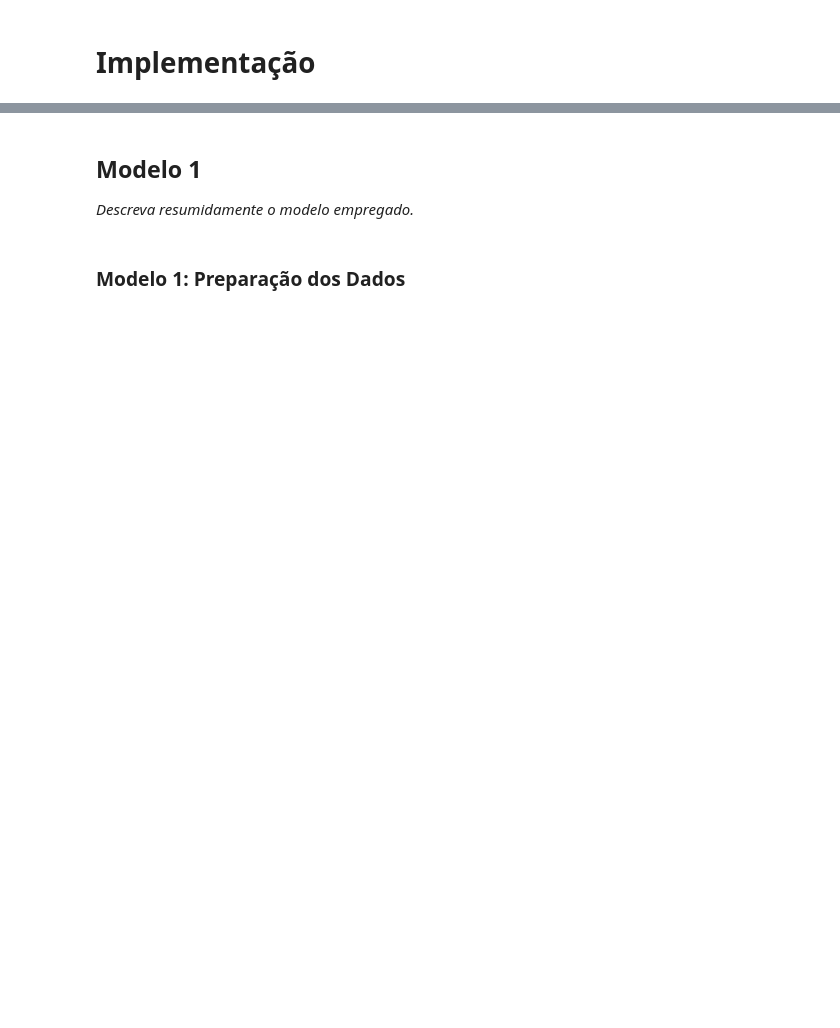
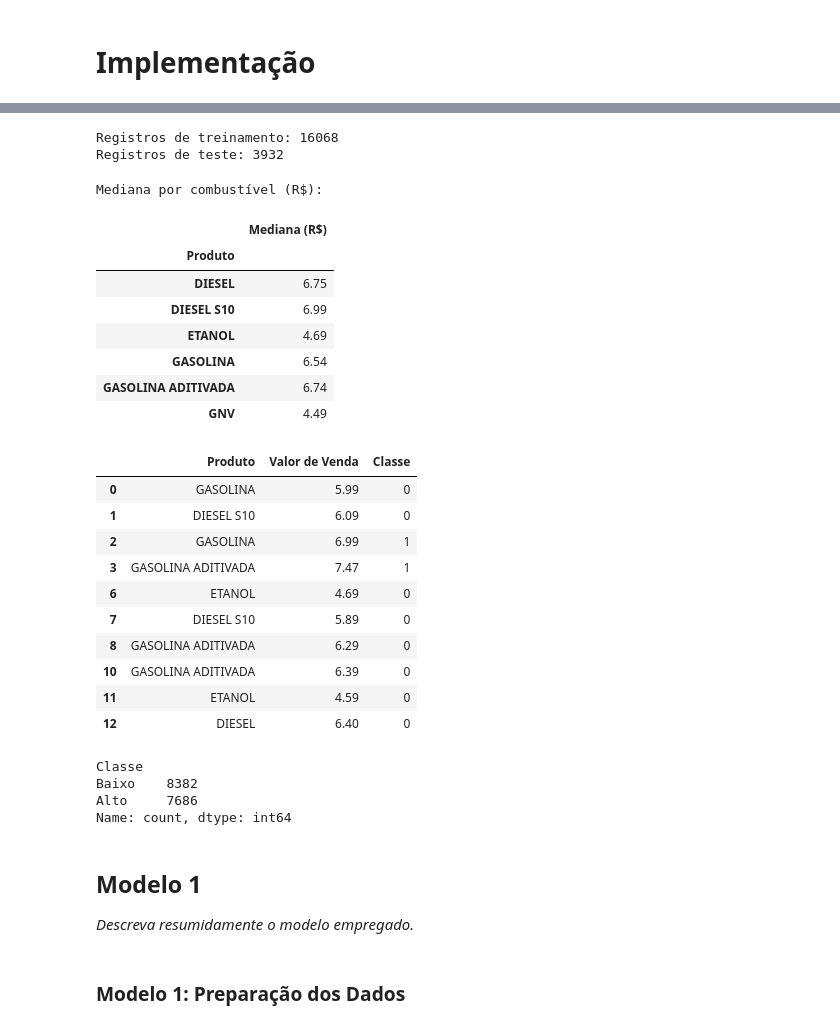
Before and after one commit to BrunaAguiar20/Projeto-Aprendizado-de-Maquina-I, a Jupyter notebook: A7_Aprendizado_de_Maquina_ex_projeto.ipynb, the cells around one changed output, grey strips where cells are left out. Cells and saved outputs as stored; diff of their text form; code cells hidden in the pictures; blank space fills up the shorter version.

```diff
--- a/A7_Aprendizado_de_Maquina_ex_projeto.ipynb
+++ b/A7_Aprendizado_de_Maquina_ex_projeto.ipynb
@@ -86,3 +244,64 @@ Aluno5 = 'None' #@param {type:"string"}
+# %%
+# Dividir por posto: aproximadamente 80% para treino e 20% para teste
+divisao = GroupShuffleSplit(n_splits=1, test_size=0.20, random_state=42)
+indice_treino, indice_teste = next(divisao.split(df, groups=df['CNPJ da Revenda']))
+
+treino = df.iloc[indice_treino].copy()
+teste = df.iloc[indice_teste].copy()
+
+print('Registros de treinamento:', len(treino))
+print('Registros de teste:', len(teste))
+# %% [output]
+Registros de treinamento: 16068
+Registros de teste: 3932
+# %%
+# Cálculo da mediana e criação das classes
+
+# Calcular a mediana do preço de cada combustível no treinamento
+medianas = treino.groupby('Produto')['Valor de Venda'].median()
+
+print('Mediana por combustível (R$):')
+display(medianas.to_frame('Mediana (R$)'))
+
+# Criar a classificação 0 (baixo) ou 1 (alto)
+for tabela in [treino, teste]:
+    tabela['Classe'] = (
+        tabela['Valor de Venda'] > tabela['Produto'].map(medianas)
+    ).astype(int)
+
+# Exemplos de como os preços foram classificados
+display(treino[['Produto', 'Valor de Venda', 'Classe']].head(10))
+# %% [output]
+Mediana por combustível (R$):
+|  | Mediana (R$) |
+| Produto |  |
+| DIESEL | 6.75 |
+| DIESEL S10 | 6.99 |
+| ETANOL | 4.69 |
+| GASOLINA | 6.54 |
+| GASOLINA ADITIVADA | 6.74 |
+| GNV | 4.49 |
+|  | Produto | Valor de Venda | Classe |
+| 0 | GASOLINA | 5.99 | 0 |
+| 1 | DIESEL S10 | 6.09 | 0 |
+| 2 | GASOLINA | 6.99 | 1 |
+| 3 | GASOLINA ADITIVADA | 7.47 | 1 |
+| 6 | ETANOL | 4.69 | 0 |
+| 7 | DIESEL S10 | 5.89 | 0 |
+| 8 | GASOLINA ADITIVADA | 6.29 | 0 |
+| 10 | GASOLINA ADITIVADA | 6.39 | 0 |
+| 11 | ETANOL | 4.59 | 0 |
+| 12 | DIESEL | 6.40 | 0 |
+# %%
+# Quantidade de preços baixos e altos no treinamento
+quantidade = treino['Classe'].map({0: 'Baixo', 1: 'Alto'}).value_counts()
+
+print(quantidade)
+# %% [output]
+Classe
+Baixo    8382
+Alto     7686
+Name: count, dtype: int64
 # %% [markdown]
 ## **Modelo 1**
 
```
Also changed, not shown: parts of 38 cells of this notebook.
